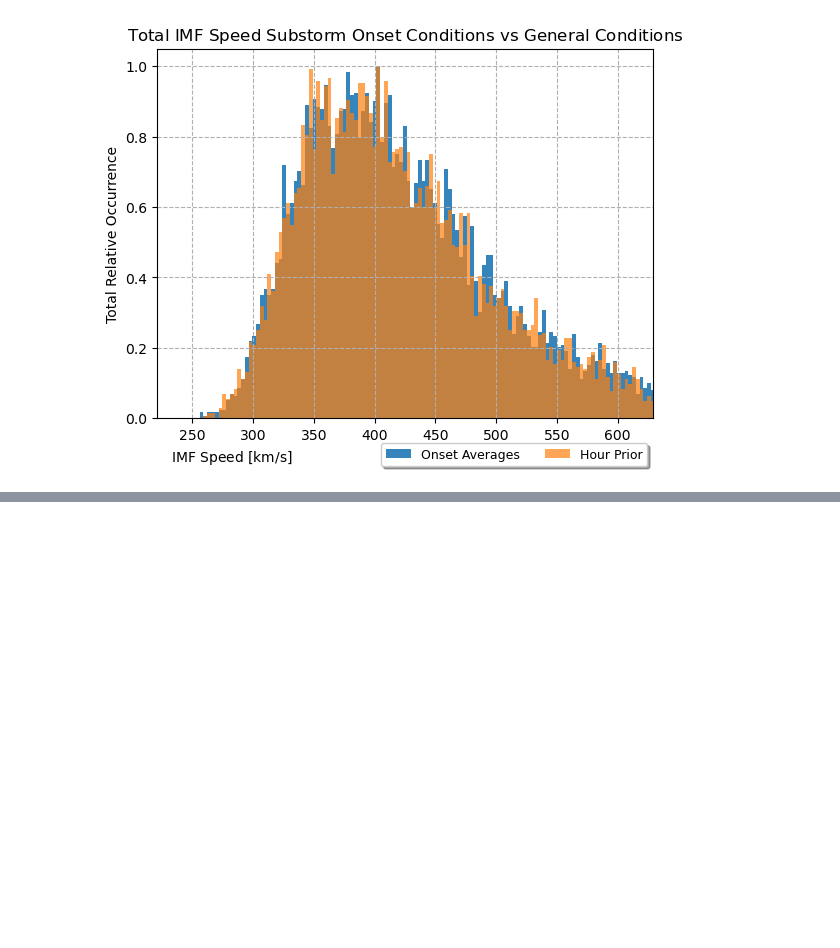
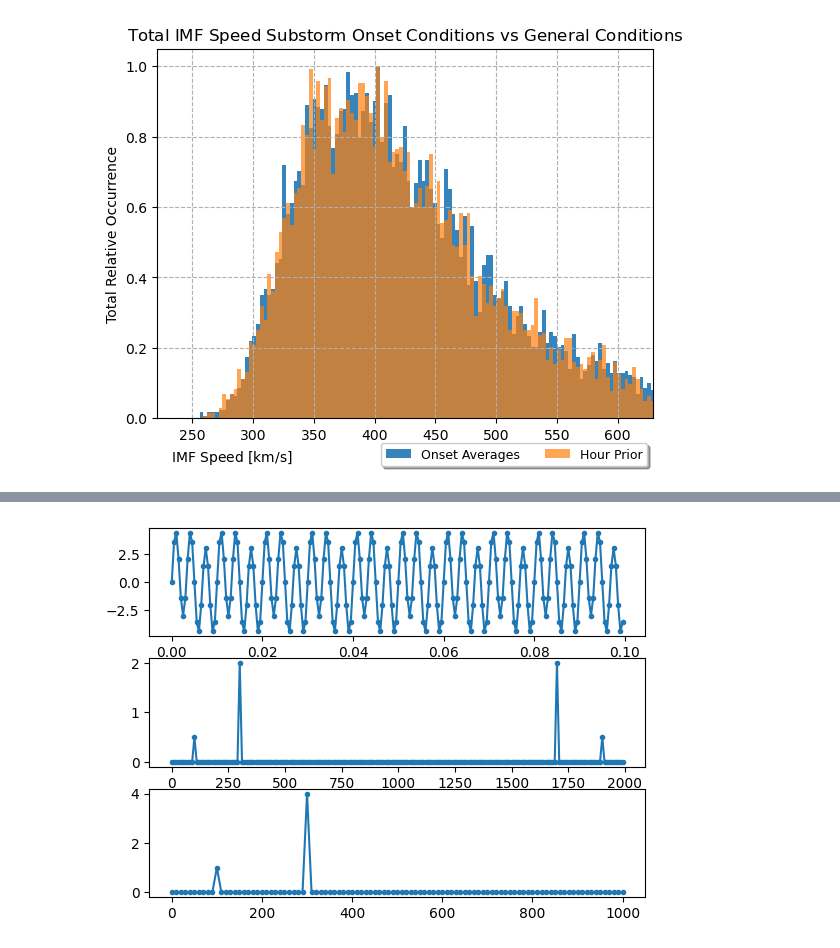
Before and after one commit to francil4/Pyspedas-OMNI-Data-Substorm-Onset-Analysis, a Jupyter notebook: dataplotting.ipynb, the cells around one changed output, grey strips where cells are left out. Drawn from its saved outputs; the diff is of its cells as text; code cells hidden in the pictures; blank space fills up the shorter version.

```diff
--- a/dataplotting.ipynb
+++ b/dataplotting.ipynb
@@ -590,0 +677,26 @@ Note that this value for t is very different from that above, but the reason for
+# %%
+import numpy as np
+import matplotlib.pyplot as plt
+fs=2000
+tstep=1/fs
+f0=100
+n=int(10*fs/f0)
+t=np.linspace(0,(n-1)*tstep,n)
+fstep=fs/n
+f=np.linspace(0,(n-1)*fstep,n)
+#y=3*np.sin(2*np.pi*f0*t)+5*np.cos(10*np.pi*f0*t)
+y=1*np.sin(2*np.pi*f0*t) + 4*np.sin(2*np.pi*3*f0*t)
+x=np.fft.fft(y)
+xmag=np.abs(x)/n
+
+fplot=f[0:int(n/2+1)]
+xmagplot=2*xmag[0:int(n/2+1)]
+xmagplot[0]=xmagplot[0]/2
+
+fig,[ax1,ax2,ax3]=plt.subplots(nrows=3,ncols=1)
+ax1.plot(t,y,'.-')
+ax2.plot(f,xmag,'.-')
+ax3.plot(fplot,xmagplot,'.-')
+plt.show()
+# %% [output]
+[figure, added]
```
Also changed, not shown: parts of 7 cells of this notebook, 5 other files.
